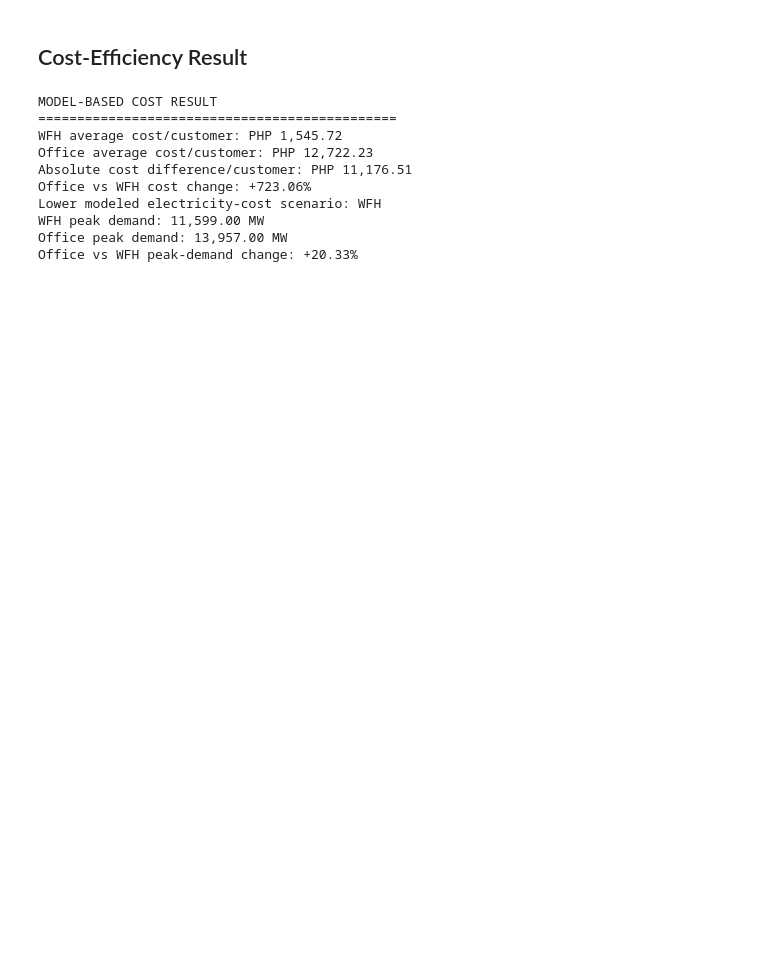
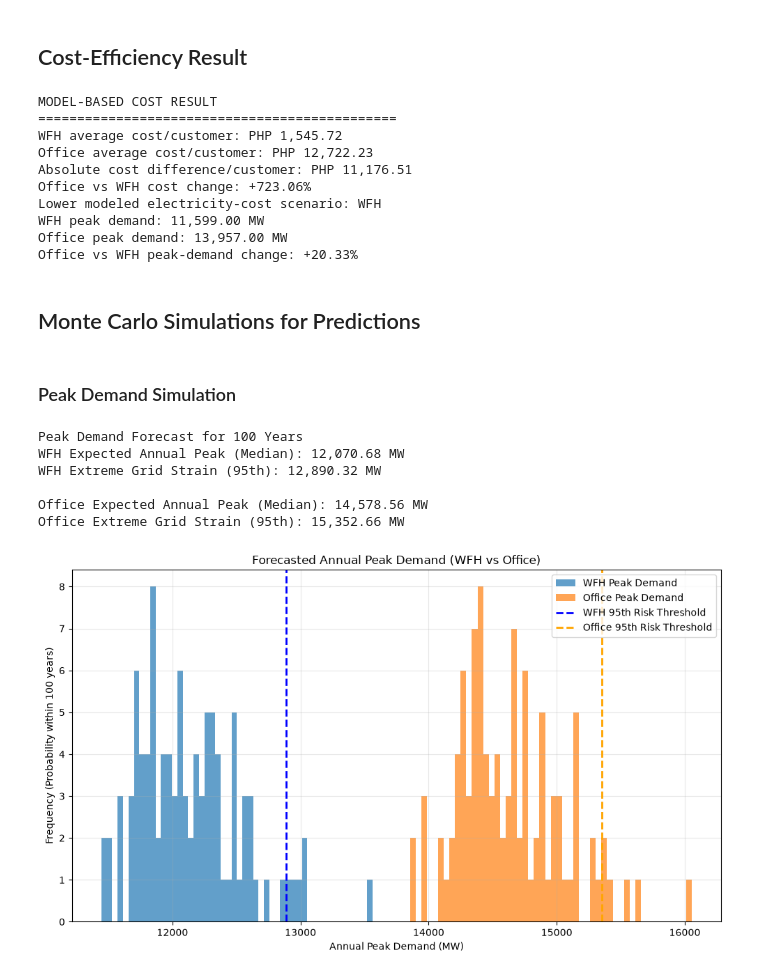
Before and after one commit to cgalabrador128/modeling-electric-razor, a Jupyter notebook: electric_comparison.ipynb, the cells around one changed output. Saved outputs shown, nothing was run; the diff lists cells and outputs as text; code cells hidden in the pictures; blank space fills up the shorter version.

```diff
--- a/electric_comparison.ipynb
+++ b/electric_comparison.ipynb
@@ -1589,3 +1589,60 @@ Lower modeled electricity-cost scenario: WFH
 WFH peak demand: 11,599.00 MW
 Office peak demand: 13,957.00 MW
 Office vs WFH peak-demand change: +20.33%
+# %% [markdown]
+## Monte Carlo Simulations for Predictions
+# %% [markdown]
+### Peak Demand Simulation
+# %%
+iterations = 100 #years
+days_in_year = 365
+
+# hourly peak demand dataset
+daily_peaks = hourly_demand.groupby(['Year', 'Month', 'Day'])['Demand_MW'].max().reset_index()
+# wfh (20-21) and offic(24-25)
+wfh_peaks = daily_peaks[daily_peaks['Year'].isin(WFH_YEARS)]['Demand_MW']
+office_peaks = daily_peaks[daily_peaks['Year'].isin(OFFICE_YEARS)]['Demand_MW']
+
+#simulate mean and stdev
+sim_wfh_daily = np.random.normal(wfh_peaks.mean(), wfh_peaks.std(), (iterations, days_in_year))
+sim_office_daily = np.random.normal(office_peaks.mean(), office_peaks.std(), (iterations, days_in_year))
+#worst day
+sim_wfh_annual_peaks = np.max(sim_wfh_daily, axis=1)
+sim_office_annual_peaks = np.max(sim_office_daily, axis=1)
+
+# median (mid typical, 50% percentile area
+wfh_median_peak = np.median(sim_wfh_annual_peaks)
+office_median_peak = np.median(sim_office_annual_peaks)
+# 95th percentile (worst case
+wfh_95th_peak = np.percentile(sim_wfh_annual_peaks, 95)
+office_95th_peak = np.percentile(sim_office_annual_peaks, 95)
+
+print("Peak Demand Forecast for 100 Years")
+print(f"WFH Expected Annual Peak (Median): {wfh_median_peak:,.2f} MW")
+print(f"WFH Extreme Grid Strain (95th): {wfh_95th_peak:,.2f} MW\n")
+print(f"Office Expected Annual Peak (Median): {office_median_peak:,.2f} MW")
+print(f"Office Extreme Grid Strain (95th): {office_95th_peak:,.2f} MW\n")
+
+
+
+# chart
+plt.figure(figsize=(10, 6))
+plt.hist(sim_wfh_annual_peaks, bins=50, alpha=0.7, label='WFH Peak Demand')
+plt.hist(sim_office_annual_peaks, bins=50, alpha=0.7, label='Office Peak Demand')
+plt.axvline(wfh_95th_peak, color='blue', linestyle='dashed', linewidth=2, label='WFH 95th Risk Threshold')
+plt.axvline(office_95th_peak, color='orange', linestyle='dashed', linewidth=2, label='Office 95th Risk Threshold')
+plt.title('Forecasted Annual Peak Demand (WFH vs Office)')
+plt.xlabel('Annual Peak Demand (MW)')
+plt.ylabel('Frequency (Probability within 100 years)')
+plt.legend()
+plt.grid(True, alpha=0.3)
+plt.tight_layout()
+plt.show()
+# %% [output]
+Peak Demand Forecast for 100 Years
+WFH Expected Annual Peak (Median): 12,070.68 MW
+WFH Extreme Grid Strain (95th): 12,890.32 MW
+
+Office Expected Annual Peak (Median): 14,578.56 MW
+Office Extreme Grid Strain (95th): 15,352.66 MW
+[figure, added]
```
Also changed, not shown: parts of 7 cells of this notebook.
